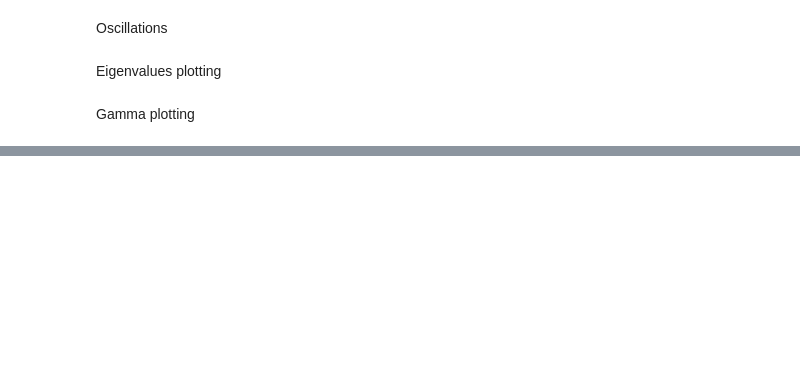
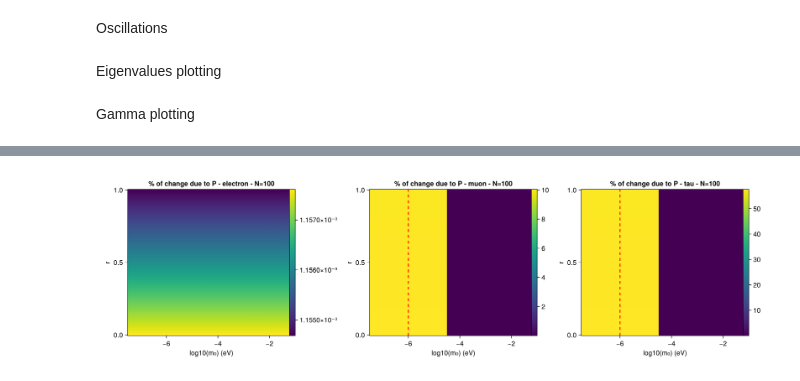
Before and after one commit to philippeller/Newtrinos.jl, a Jupyter notebook: notebooks/numericals&checks.ipynb, the cells around one changed output, grey strips where cells are left out. Drawn from its saved outputs; the diff is of its cells as text; code cells hidden in the pictures; blank space fills up the shorter version.

```diff
--- a/notebooks/numericals&checks.ipynb
+++ b/notebooks/numericals&checks.ipynb
@@ -1779,0 +1534,53 @@ fig1, fig2, all_gamma, all_gamma_squared=main_gamma(m1_values, p)
+# %%
+
+n_m0 = length(m0_range)
+n_r = length(r_range)
+
+heatmap_e = reshape(predicted_e, n_r, n_m0)'
+heatmap_m = reshape(predicted_m, n_r, n_m0)'
+heatmap_t = reshape(predicted_t, n_r, n_m0)'
+
+# Find the m0 value (in log space) where each heatmap first hits 0.1
+function find_m0_at_value(heatmap, m0_range, target_val)
+    for i in reverse(axes(heatmap, 1))
+        if any(>=(target_val), heatmap[i, :])
+            return m0_range[i]
+        end
+    end
+    return nothing
+end
+
+m0_hit_e = find_m0_at_value(heatmap_e, m0_range, 0.1)
+m0_hit_m = find_m0_at_value(heatmap_m, m0_range, 0.1)
+m0_hit_t = find_m0_at_value(heatmap_t, m0_range, 0.1)
+
+# Create figure with 3 subplots
+fig = Figure(size=(1400, 400))
+
+# Heatmap 1: Electron
+ax1 = Axis(fig[1, 1], xlabel="log10(m₀) (eV)", ylabel="r", title="% of change due to P - electron - N=100")
+hm1 = heatmap!(ax1, m0_range_log, r_range, heatmap_e, colormap=:viridis)
+if !isnothing(m0_hit_e)
+    vlines!(ax1, log10(m0_hit_e), color=:red, linewidth=2, linestyle=:dash)
+end
+Colorbar(fig[1, 1][1, 2], hm1)
+
+# Heatmap 2: Muon
+ax2 = Axis(fig[1, 2], xlabel="log10(m₀) (eV)", ylabel="r", title="% of change due to P - muon - N=100")
+hm2 = heatmap!(ax2, m0_range_log, r_range, heatmap_m, colormap=:viridis)
+if !isnothing(m0_hit_m)
+    vlines!(ax2, log10(m0_hit_m), color=:red, linewidth=2, linestyle=:dash)
+end
+Colorbar(fig[1, 2][1, 2], hm2)
+
+# Heatmap 3: Tau
+ax3 = Axis(fig[1, 3], xlabel="log10(m₀) (eV)", ylabel="r", title="% of change due to P - tau - N=100")
+hm3 = heatmap!(ax3, m0_range_log, r_range, heatmap_t, colormap=:viridis)
+if !isnothing(m0_hit_t)
+    vlines!(ax3,log10( m0_hit_t), color=:red, linewidth=2, linestyle=:dash)
+end
+Colorbar(fig[1, 3][1, 2], hm3)
+
+fig
+# %% [output]
+[figure, added]
```
Also changed, not shown: parts of 22 cells of this notebook, 24 other files.
